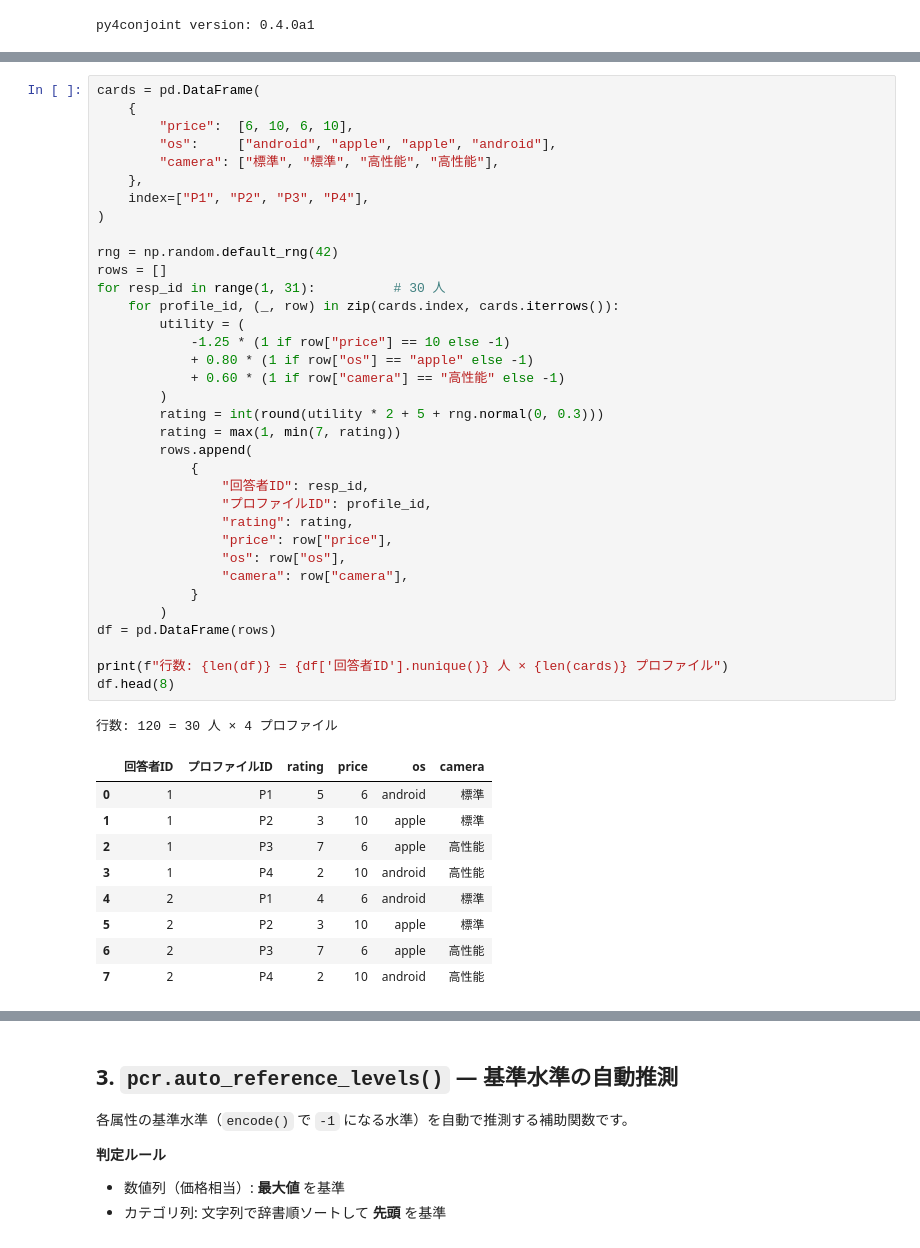
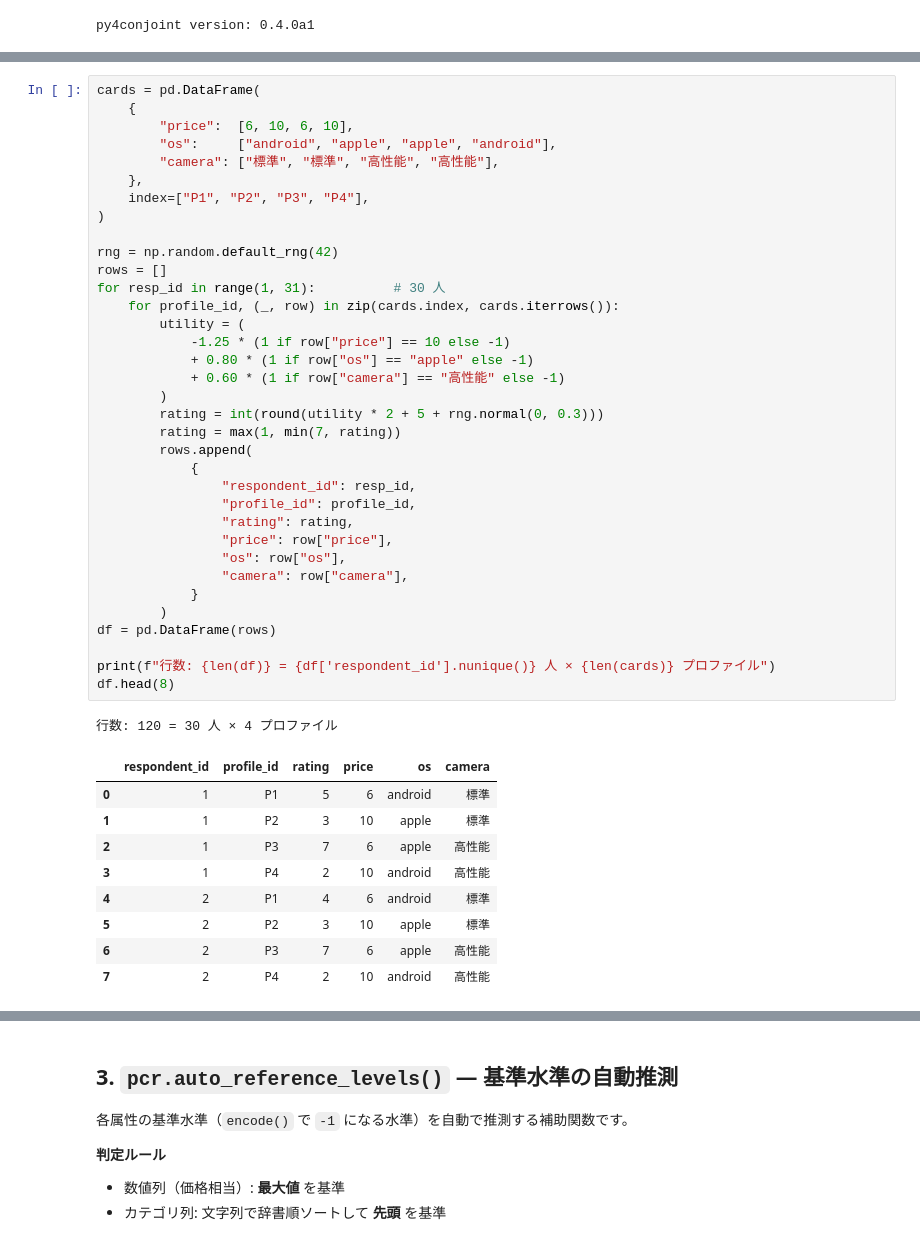
Before and after one commit to Py4Conjoint/py4conjoint, a Jupyter notebook: examples/overview.ipynb, the cells around one changed output, grey strips where cells are left out. Cells and saved outputs as stored; diff of their text form.

```diff
--- a/examples/overview.ipynb
+++ b/examples/overview.ipynb
@@ -53,37 +53,37 @@ cards = pd.DataFrame(
         "os":     ["android", "apple", "apple", "android"],
         "camera": ["標準", "標準", "高性能", "高性能"],
     },
     index=["P1", "P2", "P3", "P4"],
 )
 
 rng = np.random.default_rng(42)
 rows = []
 for resp_id in range(1, 31):          # 30 人
     for profile_id, (_, row) in zip(cards.index, cards.iterrows()):
         utility = (
             -1.25 * (1 if row["price"] == 10 else -1)
             + 0.80 * (1 if row["os"] == "apple" else -1)
             + 0.60 * (1 if row["camera"] == "高性能" else -1)
         )
         rating = int(round(utility * 2 + 5 + rng.normal(0, 0.3)))
         rating = max(1, min(7, rating))
         rows.append(
             {
-                "回答者ID": resp_id,
-                "プロファイルID": profile_id,
+                "respondent_id": resp_id,
+                "profile_id": profile_id,
                 "rating": rating,
                 "price": row["price"],
                 "os": row["os"],
                 "camera": row["camera"],
             }
         )
 df = pd.DataFrame(rows)
 
-print(f"行数: {len(df)} = {df['回答者ID'].nunique()} 人 × {len(cards)} プロファイル")
+print(f"行数: {len(df)} = {df['respondent_id'].nunique()} 人 × {len(cards)} プロファイル")
 df.head(8)
 # %% [output]
 行数: 120 = 30 人 × 4 プロファイル
-|  | 回答者ID | プロファイルID | rating | price | os | camera |
+|  | respondent_id | profile_id | rating | price | os | camera |
 | 0 | 1 | P1 | 5 | 6 | android | 標準 |
 | 1 | 1 | P2 | 3 | 10 | apple | 標準 |
 | 2 | 1 | P3 | 7 | 6 | apple | 高性能 |
```
Also changed, not shown: parts of 12 cells of this notebook, 9 other files.
